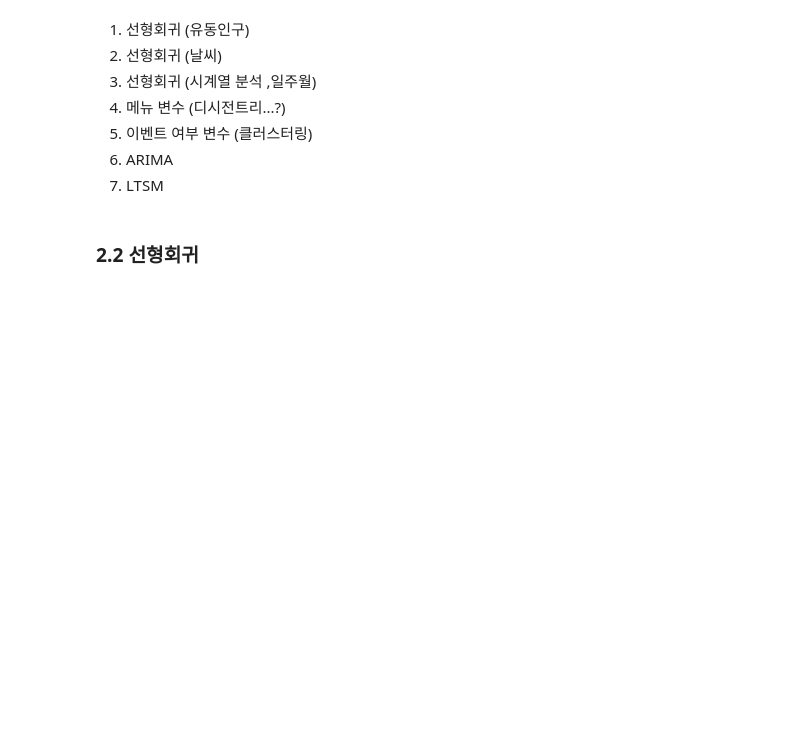
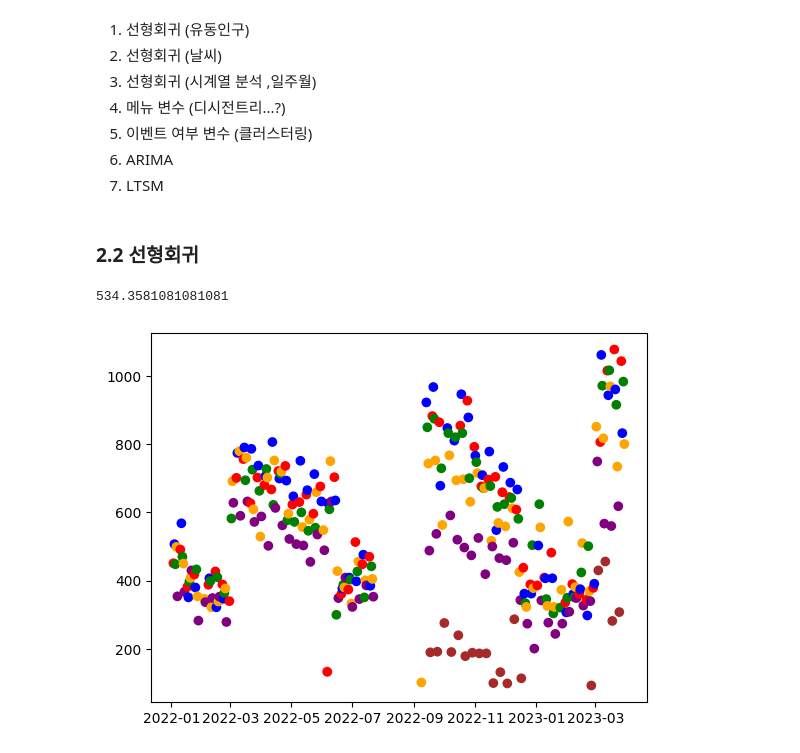
Before and after one commit to 10wook/School_Restaurants_demand_forcast, a Jupyter notebook: test.ipynb, the cells around one changed output. Saved outputs shown, nothing was run; the diff lists cells and outputs as text; code cells hidden in the pictures; blank space fills up the shorter version.

Commit message:
graph

```diff
--- a/test.ipynb
+++ b/test.ipynb
@@ -809,0 +1081,2 @@ date_tot
+# %%
+date_tot['날짜'] = pd.to_datetime(date_tot['날짜'])
@@ -824,8 +1124,12 @@ date_tot
 # %%
 ## 일단 중식 석식을 모두 합한 값에 대해서 선형회귀 분석을 진행해볼까 합니다.
 
 import matplotlib.pyplot as plt
 date_tot= date_tot.dropna(axis=0)
 print(date_tot['합계'].mean())
-plt.scatter(date_tot['날짜'],date_tot['합계'])
+colors = {0 : 'red', 1 : 'blue', 2 : 'green', 3 : 'orange', 4 : 'purple', 5 : 'brown', 6: 'pink'}
+plt.scatter(date_tot['날짜'],date_tot['합계'],c=date_tot['요일'].map(colors))
 plt.show()
+# %% [output]
+534.3581081081081
+[figure, added]
```
Also changed, not shown: parts of 30 cells of this notebook, 4 other files.
